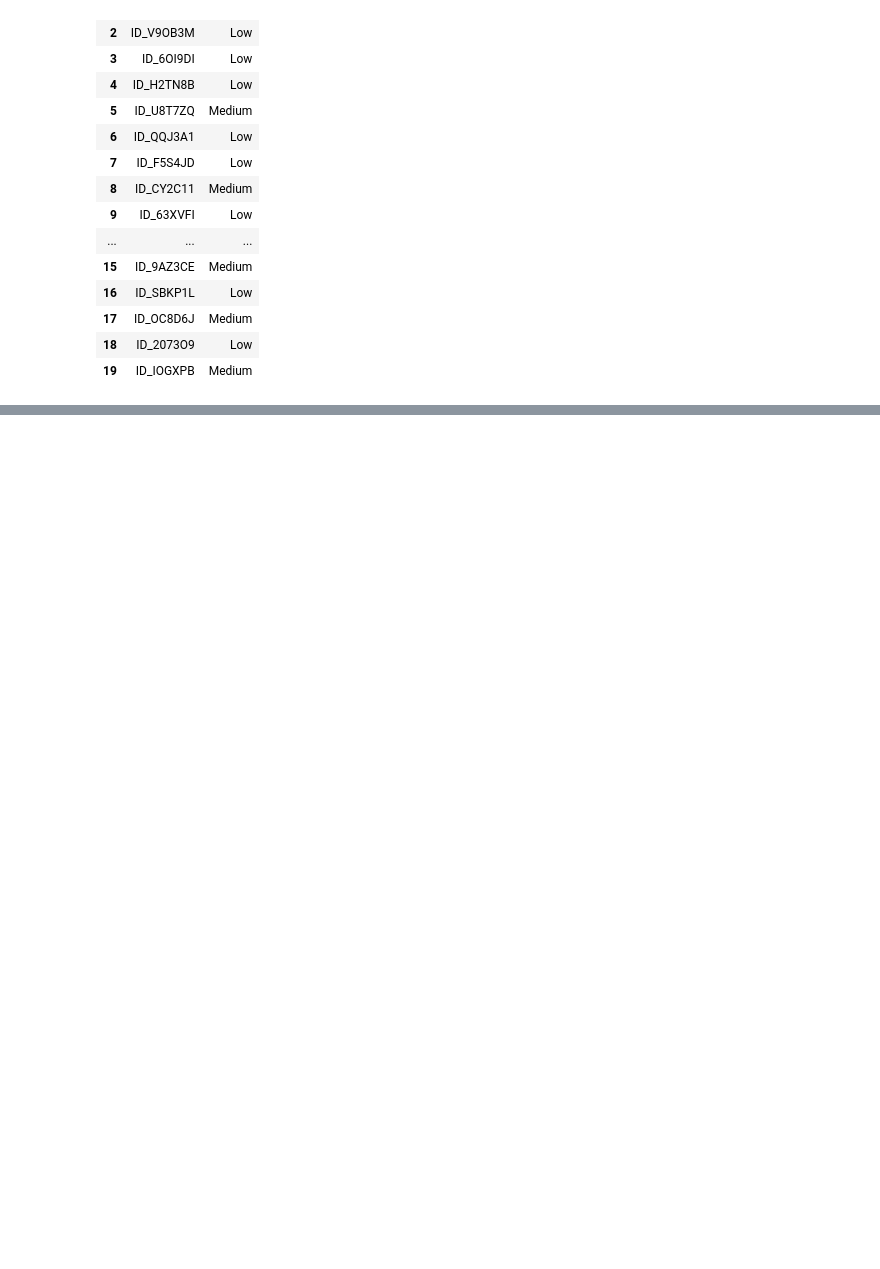
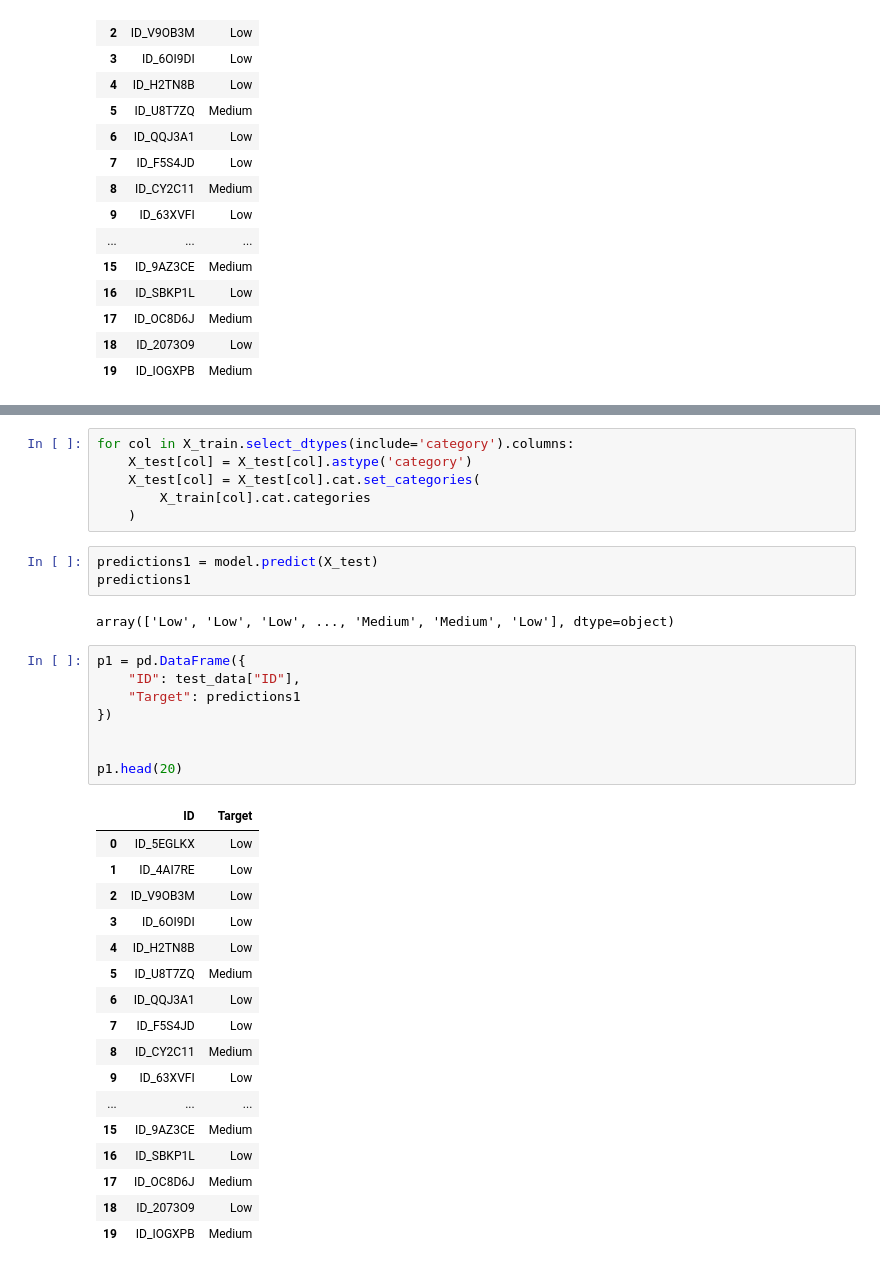
Before and after one commit to Victoria-ui227/financial_health_predictionChallenge, a Jupyter notebook: gemini.ipynb, the cells around one changed output, grey strips where cells are left out. Drawn from its saved outputs; the diff is of its cells as text; blank space fills up the shorter version.

```diff
--- a/gemini.ipynb
+++ b/gemini.ipynb
@@ -408,0 +590,37 @@ p.head(20)
+# %%
+for col in X_train.select_dtypes(include='category').columns:
+    X_test[col] = X_test[col].astype('category')
+    X_test[col] = X_test[col].cat.set_categories(
+        X_train[col].cat.categories
+    )
+# %%
+predictions1 = model.predict(X_test)
+predictions1
+# %% [output]
+array(['Low', 'Low', 'Low', ..., 'Medium', 'Medium', 'Low'], dtype=object)
+# %%
+p1 = pd.DataFrame({
+    "ID": test_data["ID"],
+    "Target": predictions1
+})
+
+
+p1.head(20)
+# %% [output]
+|  | ID | Target |
+| 0 | ID_5EGLKX | Low |
+| 1 | ID_4AI7RE | Low |
+| 2 | ID_V9OB3M | Low |
+| 3 | ID_6OI9DI | Low |
+| 4 | ID_H2TN8B | Low |
+| 5 | ID_U8T7ZQ | Medium |
+| 6 | ID_QQJ3A1 | Low |
+| 7 | ID_F5S4JD | Low |
+| 8 | ID_CY2C11 | Medium |
+| 9 | ID_63XVFI | Low |
+| ... | ... | ... |
+| 15 | ID_9AZ3CE | Medium |
+| 16 | ID_SBKP1L | Low |
+| 17 | ID_OC8D6J | Medium |
+| 18 | ID_2073O9 | Low |
+| 19 | ID_IOGXPB | Medium |
```
Also changed, not shown: parts of 23 cells of this notebook, 1 other file.
